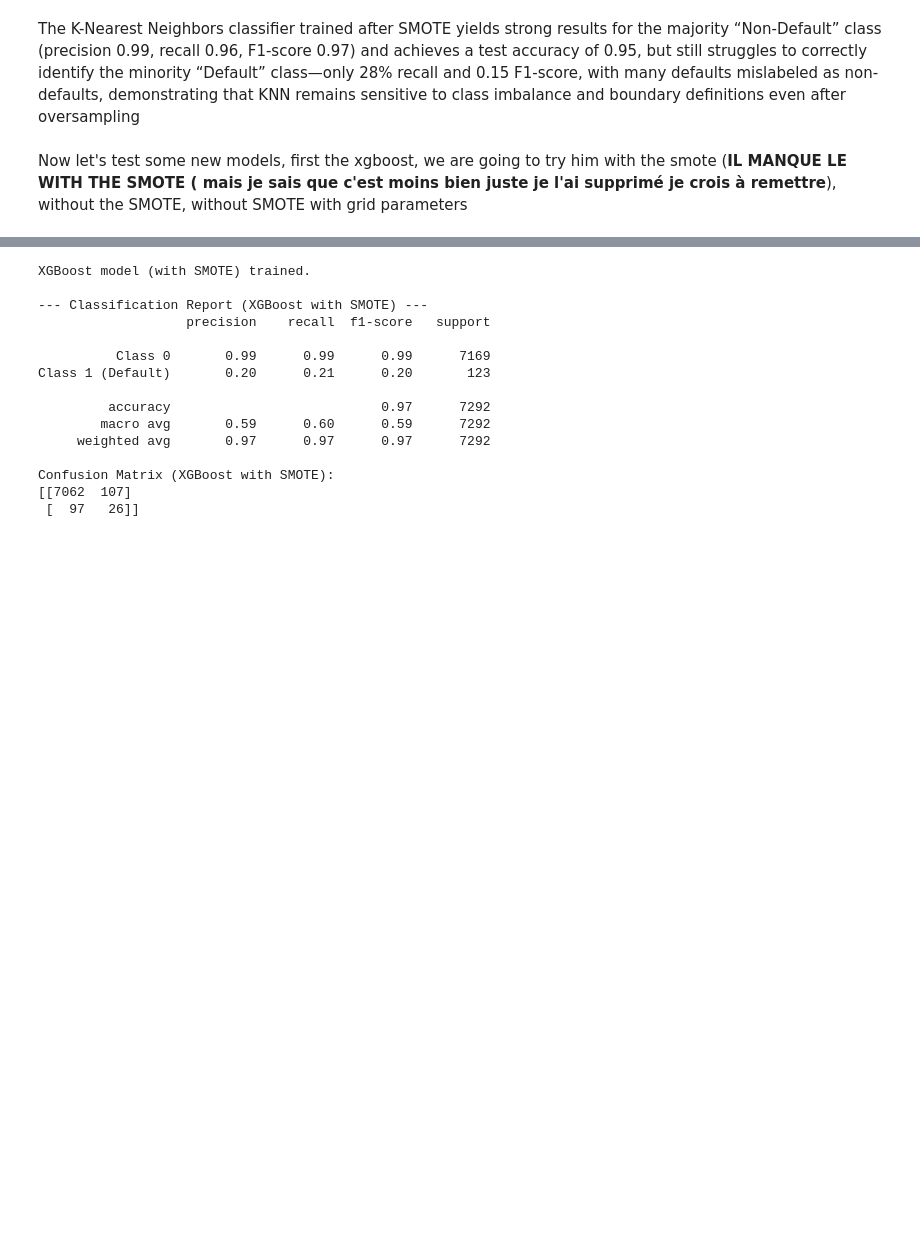
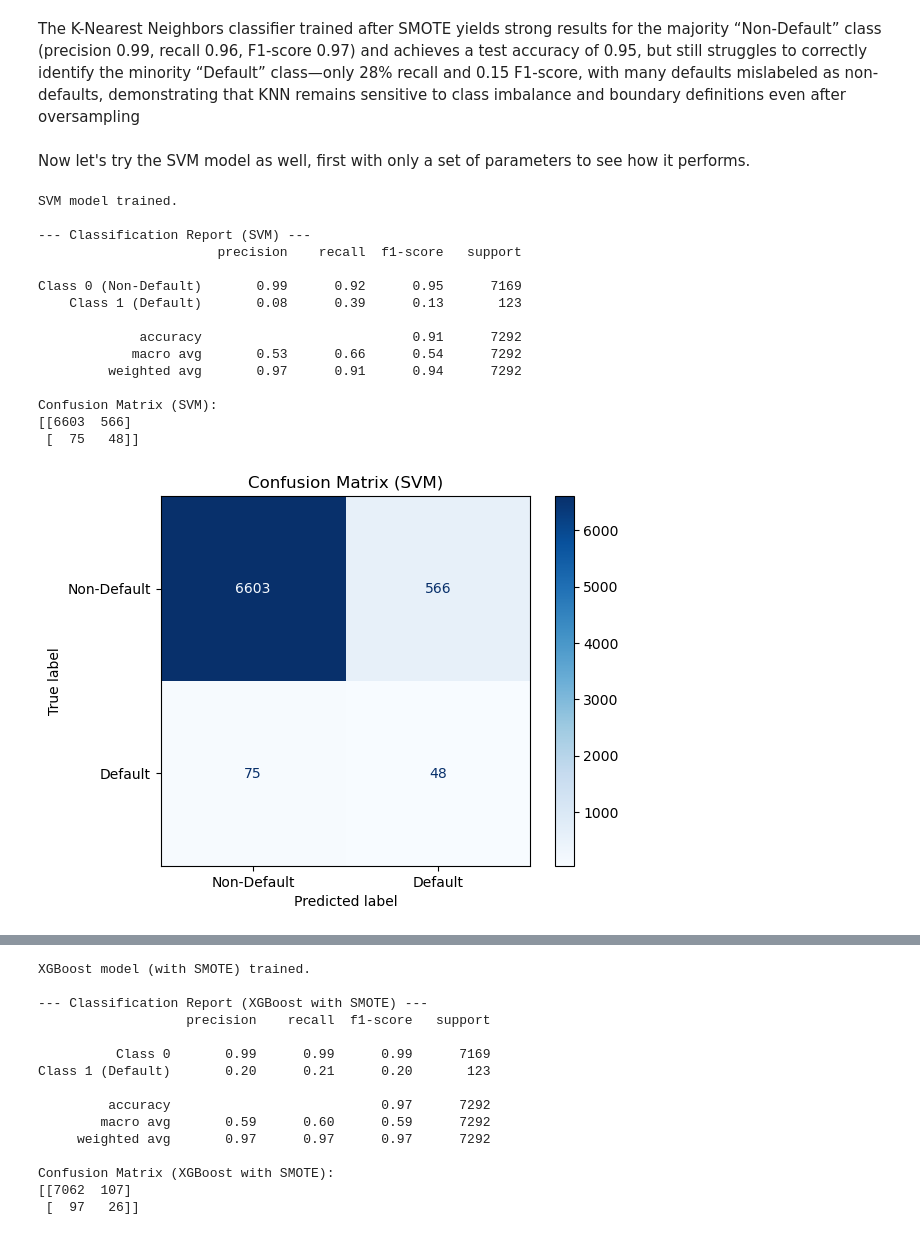
Before and after one commit to Adnbsn/ML_CardFraud, a Jupyter notebook: Project_ML_Adrien_BESSON_Emma_BEKKER.ipynb, the cells around one changed output, grey strips where cells are left out. Drawn from its saved outputs; the diff is of its cells as text; code cells hidden in the pictures; blank space fills up the shorter version.

Commit message:
Test SVM and LDA

```diff
--- a/Project_ML_Adrien_BESSON_Emma_BEKKER.ipynb
+++ b/Project_ML_Adrien_BESSON_Emma_BEKKER.ipynb
@@ -758,4 +758,57 @@ Confusion Matrix (K-Nearest Neighbors):
 # %% [markdown]
 The K-Nearest Neighbors classifier trained after SMOTE yields strong results for the majority “Non-Default” class (precision 0.99, recall 0.96, F1-score 0.97) and achieves a test accuracy of 0.95, but still struggles to correctly identify the minority “Default” class—only 28% recall and 0.15 F1-score, with many defaults mislabeled as non-defaults, demonstrating that KNN remains sensitive to class imbalance and boundary definitions even after oversampling
 # %% [markdown]
-Now let's test some new models, first the xgboost, we are going to try him with the smote (**IL MANQUE LE WITH THE SMOTE ( mais je sais que c'est moins bien juste je l'ai supprimé je crois à remettre**), without the SMOTE, without SMOTE with grid parameters
+Now let's try the SVM model as well, first with only a set of parameters to see how it performs.
+# %%
+from sklearn.svm import SVC
+
+svm_model = SVC(
+    kernel='rbf',
+    class_weight='balanced',# useful for imbalanced classes
+    C=1.0,                  # regularization parameter
+    gamma='scale',
+    random_state=42
+)
+
+svm_model.fit(X_train_smote, y_train_smote)
+print("SVM model trained.")
+
+# Evaluate the model on the test set
+y_pred_svm = svm_model.predict(X_test_processed)
+
+print("\n--- Classification Report (SVM) ---")
+print(classification_report(
+    y_test,
+    y_pred_svm,
+    target_names=["Class 0 (Non-Default)", "Class 1 (Default)"]
+))
+
+cm_svm = confusion_matrix(y_test, y_pred_svm)
+print("Confusion Matrix (SVM):")
+print(cm_svm)
+
+# 3. Plot the confusion matrix
+disp_svm = ConfusionMatrixDisplay(
+    confusion_matrix=cm_svm,
+    display_labels=["Non-Default", "Default"]
+)
+disp_svm.plot(cmap="Blues", values_format="d")
+plt.title("Confusion Matrix (SVM)")
+plt.show()
+# %% [output]
+SVM model trained.
+
+--- Classification Report (SVM) ---
+                       precision    recall  f1-score   support
+
+Class 0 (Non-Default)       0.99      0.92      0.95      7169
+    Class 1 (Default)       0.08      0.39      0.13       123
+
+             accuracy                           0.91      7292
+            macro avg       0.53      0.66      0.54      7292
+         weighted avg       0.97      0.91      0.94      7292
+
+Confusion Matrix (SVM):
+[[6603  566]
+ [  75   48]]
+[figure, added]
```
Also changed, not shown: parts of 18 cells of this notebook.
